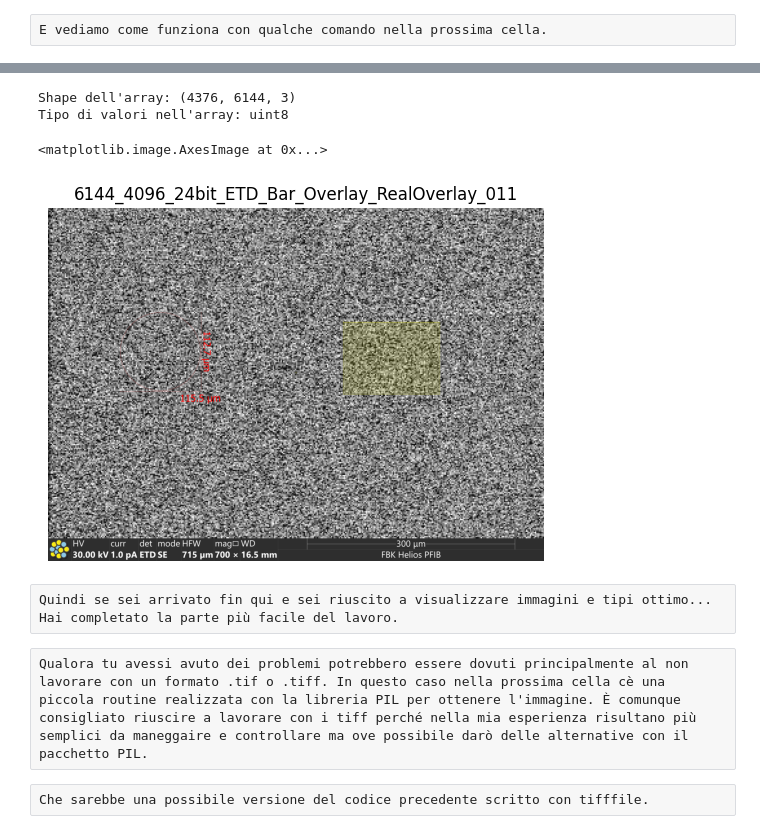
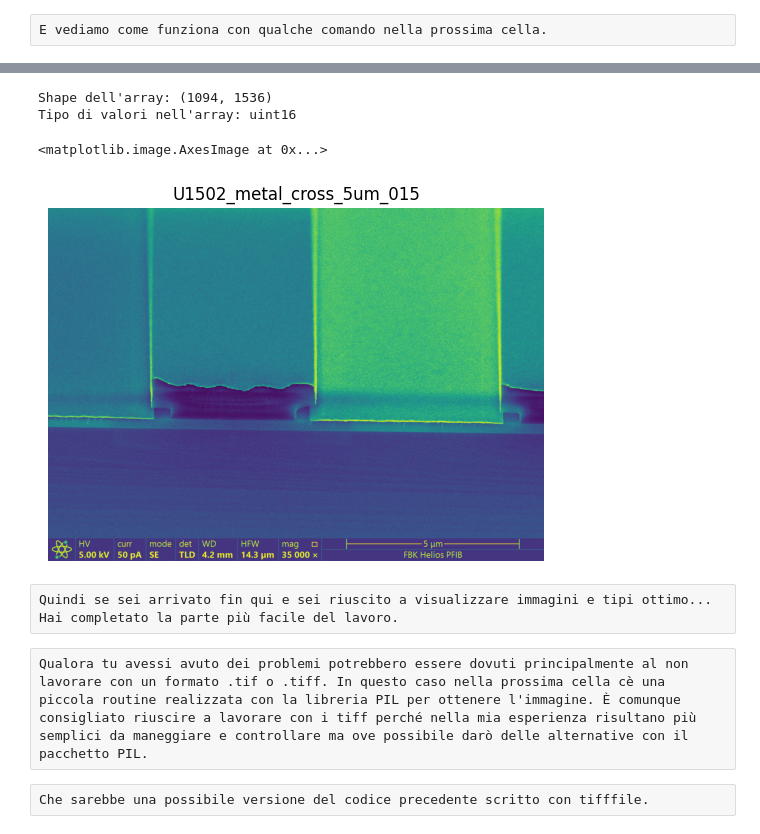
Before and after one commit to Trog-404/Managing-tifs, a Jupyter notebook: Analyze_input_data.ipynb, the cells around one changed output, grey strips where cells are left out. Saved outputs shown, nothing was run; the diff lists cells and outputs as text; code cells hidden in the pictures.

```diff
--- a/Analyze_input_data.ipynb
+++ b/Analyze_input_data.ipynb
@@ -58,19 +59,19 @@ Tipo di valori nell'array: uint8
 # %%
-name, data = extract_data_from_tif("./File_per_sem/tiffs_for_sem/Matteo_Bontorno_FIB_Images/6144_4096_24bit_ETD_Bar_Overlay_RealOverlay_011.tif")
+name, data = extract_data_from_tif("./images/U1502_metal_cross_5um_015.tif")
 print(f"Shape dell'array: {data[0].shape}")
 print(f"Tipo di valori nell'array: {data[0].dtype}")
 plt.axis('off')
 plt.title(name)
 plt.imshow(data[0])
 # %% [output]
-Shape dell'array: (4376, 6144, 3)
-Tipo di valori nell'array: uint8
+Shape dell'array: (1094, 1536)
+Tipo di valori nell'array: uint16
 <matplotlib.image.AxesImage at 0x...>
-[figure, old version]
+[figure, new version]
 # %% [raw]
 Quindi se sei arrivato fin qui e sei riuscito a visualizzare immagini e tipi ottimo... Hai completato la parte più facile del lavoro.
 # %% [raw]
-Qualora tu avessi avuto dei problemi potrebbero essere dovuti principalmente al non lavorare con un formato .tif o .tiff. In questo caso nella prossima cella cè una piccola routine realizzata con la libreria PIL per ottenere l'immagine. È comunque consigliato riuscire a lavorare con i tiff perché nella mia esperienza risultano più semplici da maneggaire e controllare ma ove possibile darò delle alternative con il pacchetto PIL.
+Qualora tu avessi avuto dei problemi potrebbero essere dovuti principalmente al non lavorare con un formato .tif o .tiff. In questo caso nella prossima cella cè una piccola routine realizzata con la libreria PIL per ottenere l'immagine. È comunque consigliato riuscire a lavorare con i tiff perché nella mia esperienza risultano più semplici da maneggiare e controllare ma ove possibile darò delle alternative con il pacchetto PIL.
 # %%
 from PIL import Image
 # %%
```
Also changed, not shown: parts of 38 cells of this notebook, 11 other files.
